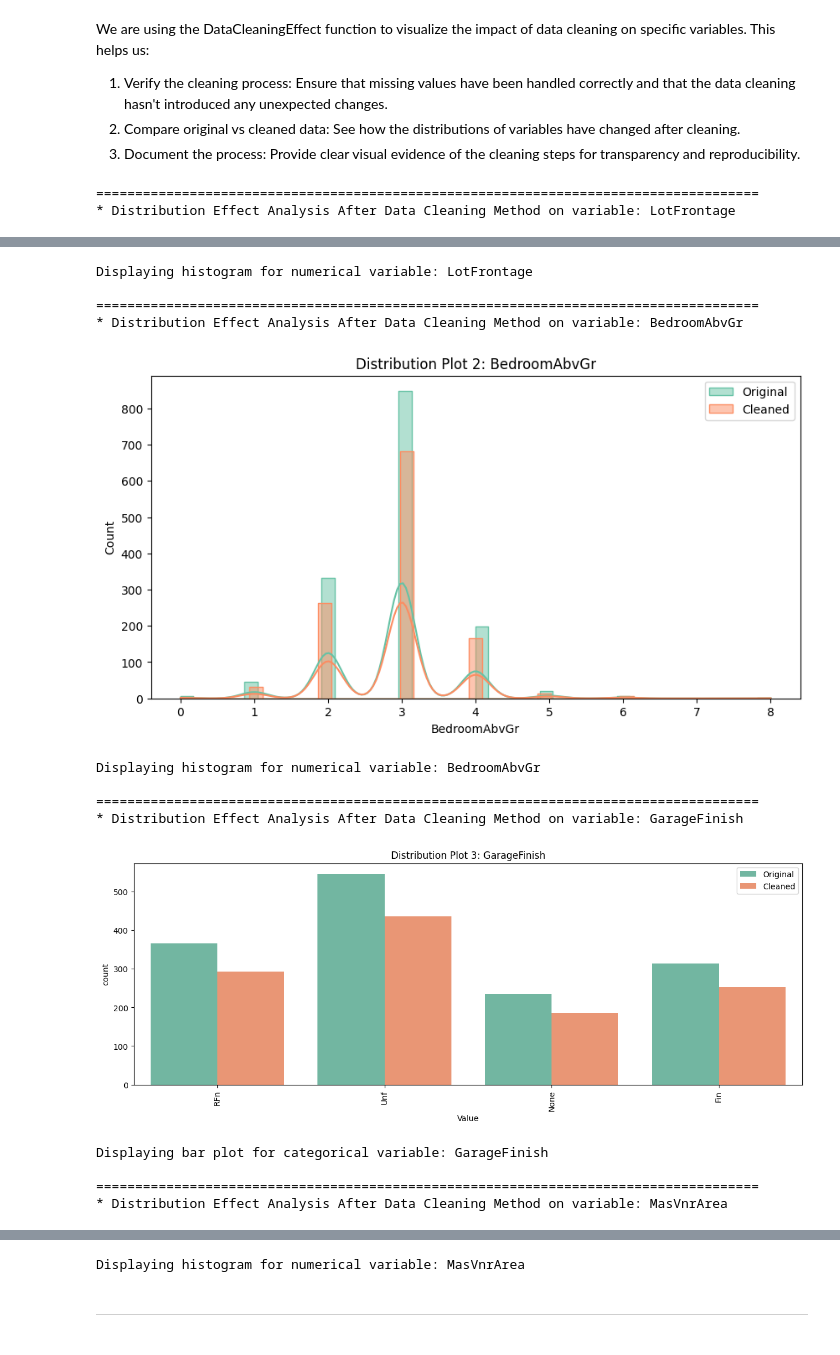
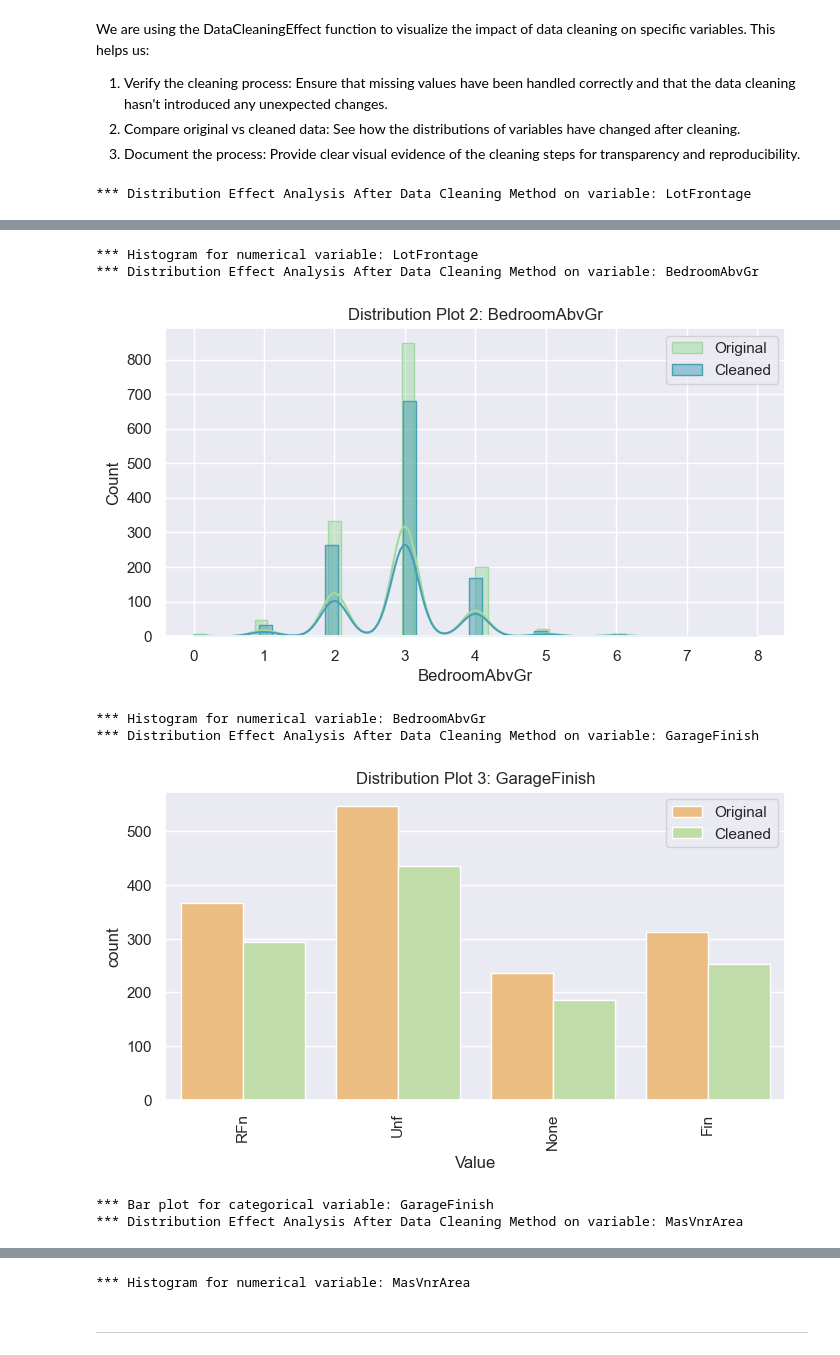
Before and after one commit to NatashaRy/house-price-predictor, a Jupyter notebook: jupyter_notebooks/02-DataCleaning.ipynb, the cells around one changed output, grey strips where cells are left out. Cells and saved outputs as stored; diff of their text form; code cells hidden in the pictures.

```diff
--- a/jupyter_notebooks/02-DataCleaning.ipynb
+++ b/jupyter_notebooks/02-DataCleaning.ipynb
@@ -174,7 +177,7 @@ Split data into train and test sets and provide the amount of rows and columns f
 # %%
 from sklearn.model_selection import train_test_split
 
-df_cleaned = pd.read_csv("outputs/datasets/cleaned/house_prices_cleaned.csv")
+df_cleaned = pd.read_parquet("outputs/datasets/cleaned/house_prices_cleaned.parquet")
 TrainSet, TestSet = train_test_split(
     df_cleaned,
     test_size=0.2,
@@ -212,6 +212,0 @@ Handling missing values for train and test set. Checking that no missing values
-# %%
-TrainSet['GarageFinish'].fillna('None', inplace=True)
-TestSet['GarageFinish'].fillna('None', inplace=True)
-
-print(f"Missing values in TrainSet:\n{TrainSet.isnull().sum()}")
-print(f"Missing values in TestSet:\n{TestSet.isnull().sum()}")
@@ -247,10 +224,13 @@ import seaborn as sns
 import matplotlib.pyplot as plt
 %matplotlib inline
 
+# Theme
+sns.set_theme(style="darkgrid")
+
 
 def DataCleaningEffect(df_original, df_cleaned, variables_applied_with_method):
     """
-    Function to visualize the effect of data cleaning on specified variables.
+    Function to visualize the effect of data cleaning on specified variables using the Spectral palette.
     """
     flag_count = 1
 
@@ -259,36 +239,35 @@ def DataCleaningEffect(df_original, df_cleaned, variables_applied_with_method):
 
     # Loop through every variable in the list
     for var in variables_applied_with_method:
-        print("\n=====================================================================================")
-        print(f"* Distribution Effect Analysis After Data Cleaning Method on variable: {var}")
+        print(f"*** Distribution Effect Analysis After Data Cleaning Method on variable: {var}")
 
         if var in categorical_variables:
             # For categorical variables, create a bar chart
             df1 = pd.DataFrame({"Type": "Original", "Value": df_original[var]})
             df2 = pd.DataFrame({"Type": "Cleaned", "Value": df_cleaned[var]})
             dfAux = pd.concat([df1, df2], axis=0)
-            dfAux.reset_index(drop=True, inplace=True)  # Reset index to avoid duplicates
+            dfAux.reset_index(drop=True, inplace=True)
 
-            fig, axes = plt.subplots(figsize=(15, 5))
+            fig, axes = plt.subplots(figsize=(8, 4))
             sns.countplot(
                 data=dfAux,
                 x="Value",
                 hue="Type",
-                palette=sns.color_palette("Set2")
+                palette=sns.color_palette("Spectral", n_colors=2)
                 )
             axes.set_title(f"Distribution Plot {flag_count}: {var}")
             plt.xticks(rotation=90)
             plt.legend()
             plt.show()
-            print(f"Displaying bar plot for categorical variable: {var}")
+            print(f"*** Bar plot for categorical variable: {var}")
 
         else:
-            # # For numeric variables, create histograms
-            fig, axes = plt.subplots(figsize=(10, 5))
+            # For numeric variables, create histograms
+            fig, axes = plt.subplots(figsize=(8, 4))
             sns.histplot(
                 data=df_original,
                 x=var,
-                color=sns.color_palette("Set2")[0],
+                color=sns.color_palette("Spectral")[4],
                 label='Original',
                 kde=True,
                 element="step",
@@ -297,7 +276,7 @@ def DataCleaningEffect(df_original, df_cleaned, variables_applied_with_method):
             sns.histplot(
                 data=df_cleaned,
                 x=var,
-                color=sns.color_palette("Set2")[1],
+                color=sns.color_palette("Spectral")[5],
                 label='Cleaned',
                 kde=True,
                 element="step",
@@ -306,7 +285,7 @@ def DataCleaningEffect(df_original, df_cleaned, variables_applied_with_method):
             axes.set_title(f"Distribution Plot {flag_count}: {var}")
             plt.legend()
             plt.show()
-            print(f"Displaying histogram for numerical variable: {var}")
+            print(f"*** Histogram for numerical variable: {var}")
 
         plt.close(fig)
         flag_count += 1
@@ -320,5 +299,4 @@ DataCleaningEffect(df_original=df_prices,
                    df_cleaned=TrainSet,
                    variables_applied_with_method=variables_to_verify)
 # %% [output]
-=====================================================================================
-* Distribution Effect Analysis After Data Cleaning Method on variable: LotFrontage
+*** Distribution Effect Analysis After Data Cleaning Method on variable: LotFrontage
@@ -326,14 +304,8 @@ DataCleaningEffect(df_original=df_prices,
-Displaying histogram for numerical variable: LotFrontage
-
-=====================================================================================
-* Distribution Effect Analysis After Data Cleaning Method on variable: BedroomAbvGr
+*** Histogram for numerical variable: LotFrontage
+*** Distribution Effect Analysis After Data Cleaning Method on variable: BedroomAbvGr
-[figure, old version]
+[figure, new version]
-Displaying histogram for numerical variable: BedroomAbvGr
-
-=====================================================================================
-* Distribution Effect Analysis After Data Cleaning Method on variable: GarageFinish
+*** Histogram for numerical variable: BedroomAbvGr
+*** Distribution Effect Analysis After Data Cleaning Method on variable: GarageFinish
-[figure, old version]
+[figure, new version]
-Displaying bar plot for categorical variable: GarageFinish
-
-=====================================================================================
-* Distribution Effect Analysis After Data Cleaning Method on variable: MasVnrArea
+*** Bar plot for categorical variable: GarageFinish
+*** Distribution Effect Analysis After Data Cleaning Method on variable: MasVnrArea
@@ -341,4 +313,4 @@ Displaying bar plot for categorical variable: GarageFinish
-Displaying histogram for numerical variable: MasVnrArea
+*** Histogram for numerical variable: MasVnrArea
 # %% [markdown]
 ---
 # %% [markdown]
```
Also changed, not shown: parts of 11 cells of this notebook, 25 other files.
